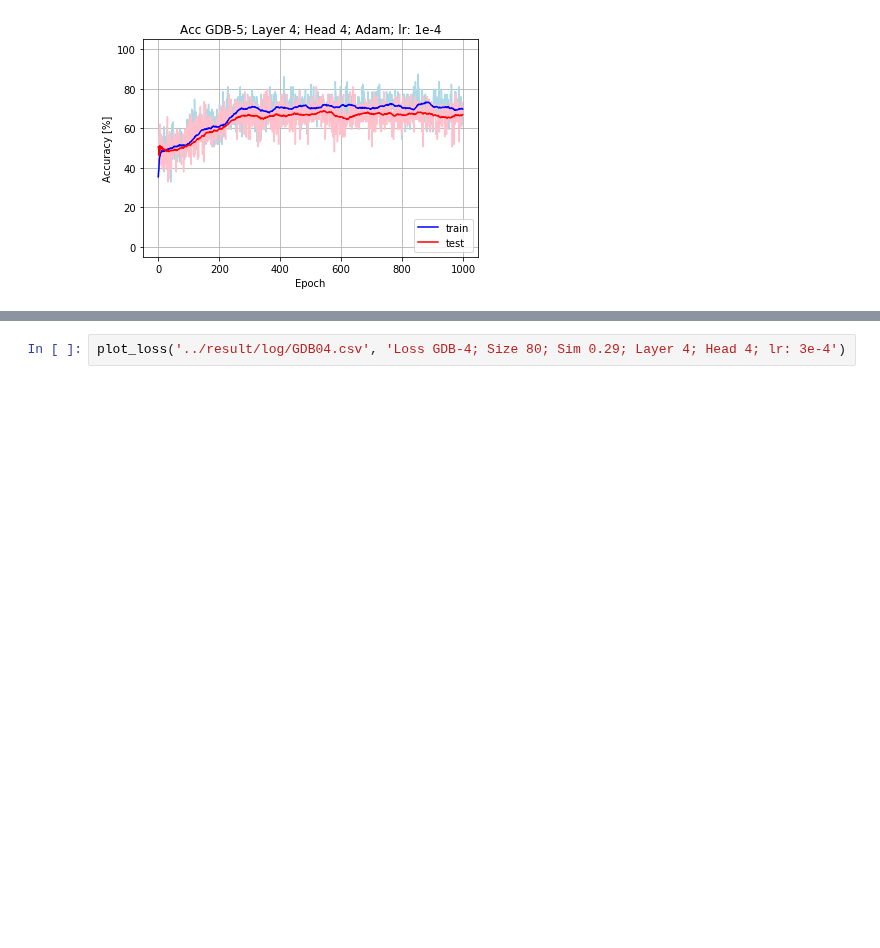
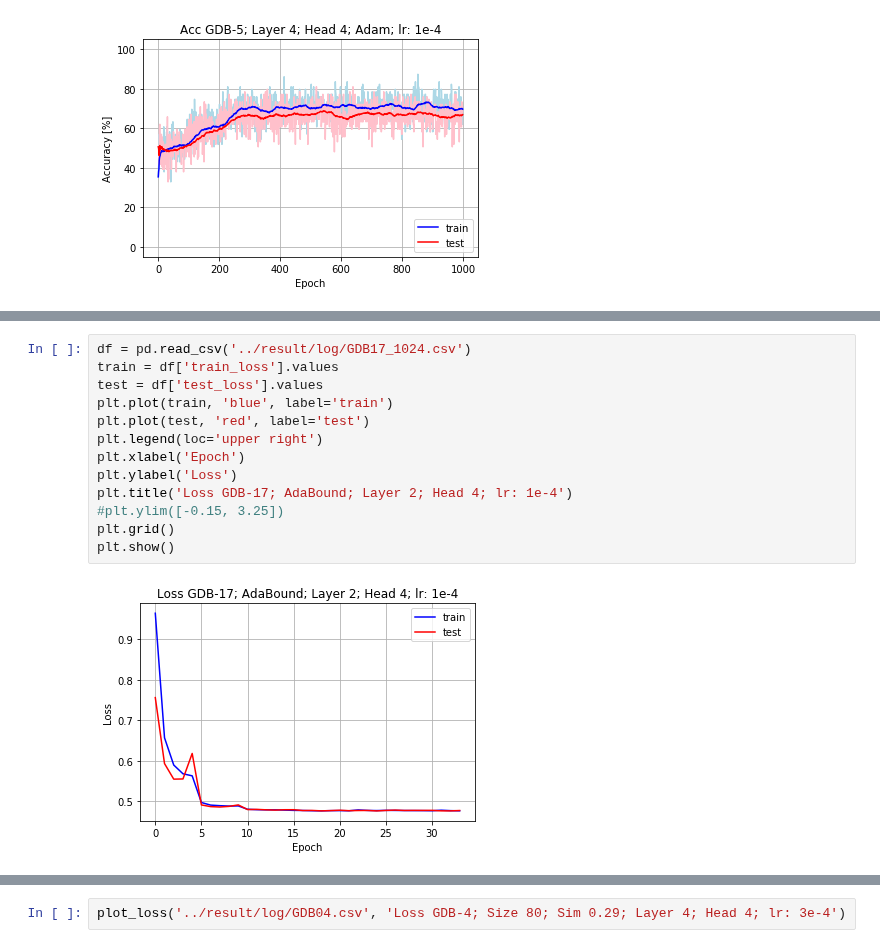
Before and after one commit to DSPsleeporg/smiles-transformer, a Jupyter notebook: smiles_transformer/Untitled.ipynb, the cells around one changed output, grey strips where cells are left out. Cells and saved outputs as stored; diff of their text form; blank space fills up the shorter version.

```diff
--- a/smiles_transformer/Untitled.ipynb
+++ b/smiles_transformer/Untitled.ipynb
@@ -144,0 +145,15 @@ plt.show()
+# %%
+df = pd.read_csv('../result/log/GDB17_1024.csv')
+train = df['train_loss'].values
+test = df['test_loss'].values
+plt.plot(train, 'blue', label='train')
+plt.plot(test, 'red', label='test')
+plt.legend(loc='upper right')
+plt.xlabel('Epoch')
+plt.ylabel('Loss')
+plt.title('Loss GDB-17; AdaBound; Layer 2; Head 4; lr: 1e-4')
+#plt.ylim([-0.15, 3.25])
+plt.grid()
+plt.show()
+# %% [output]
+[figure, added]
```
Also changed, not shown: parts of 4 cells of this notebook, 3 other files.
